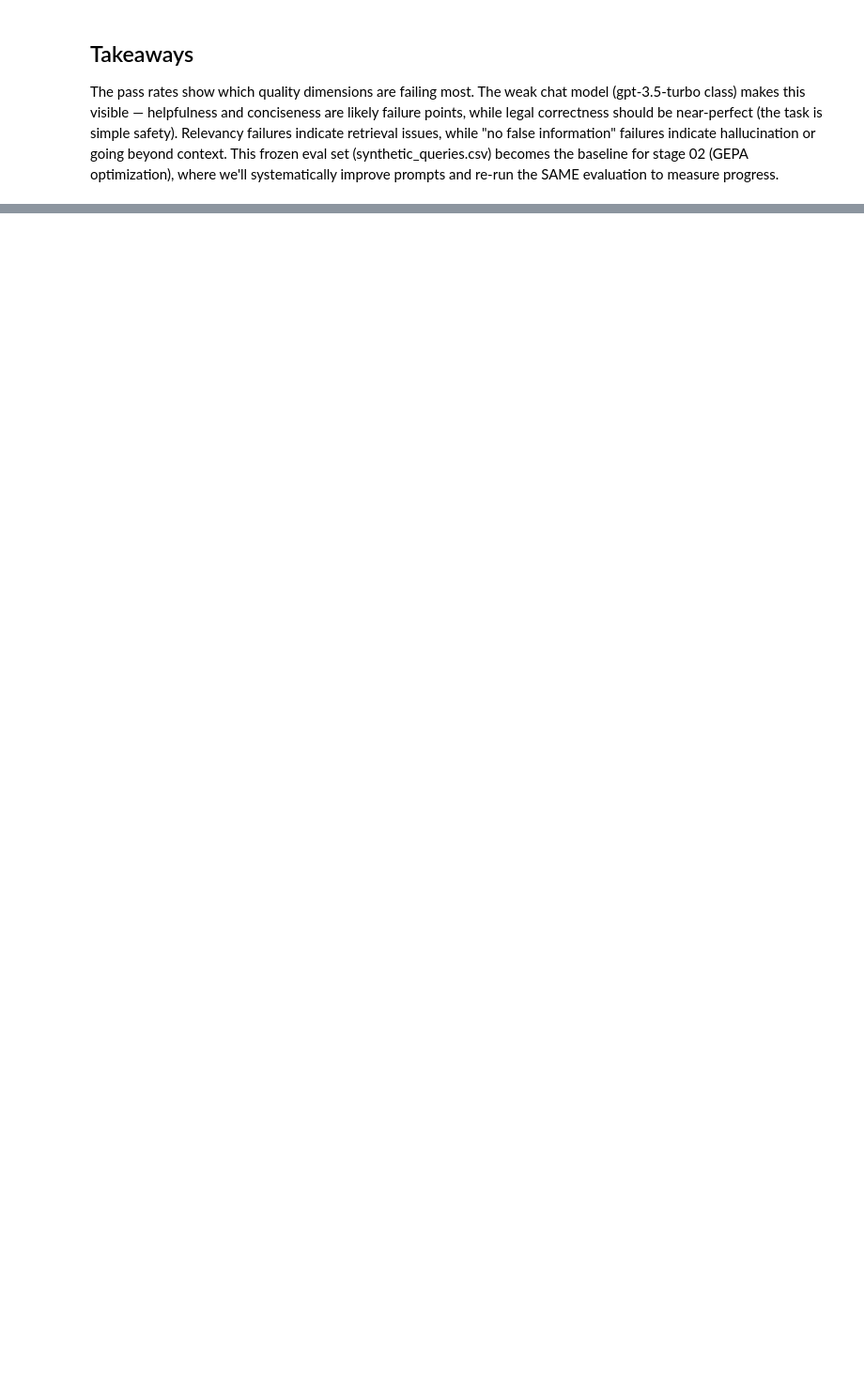
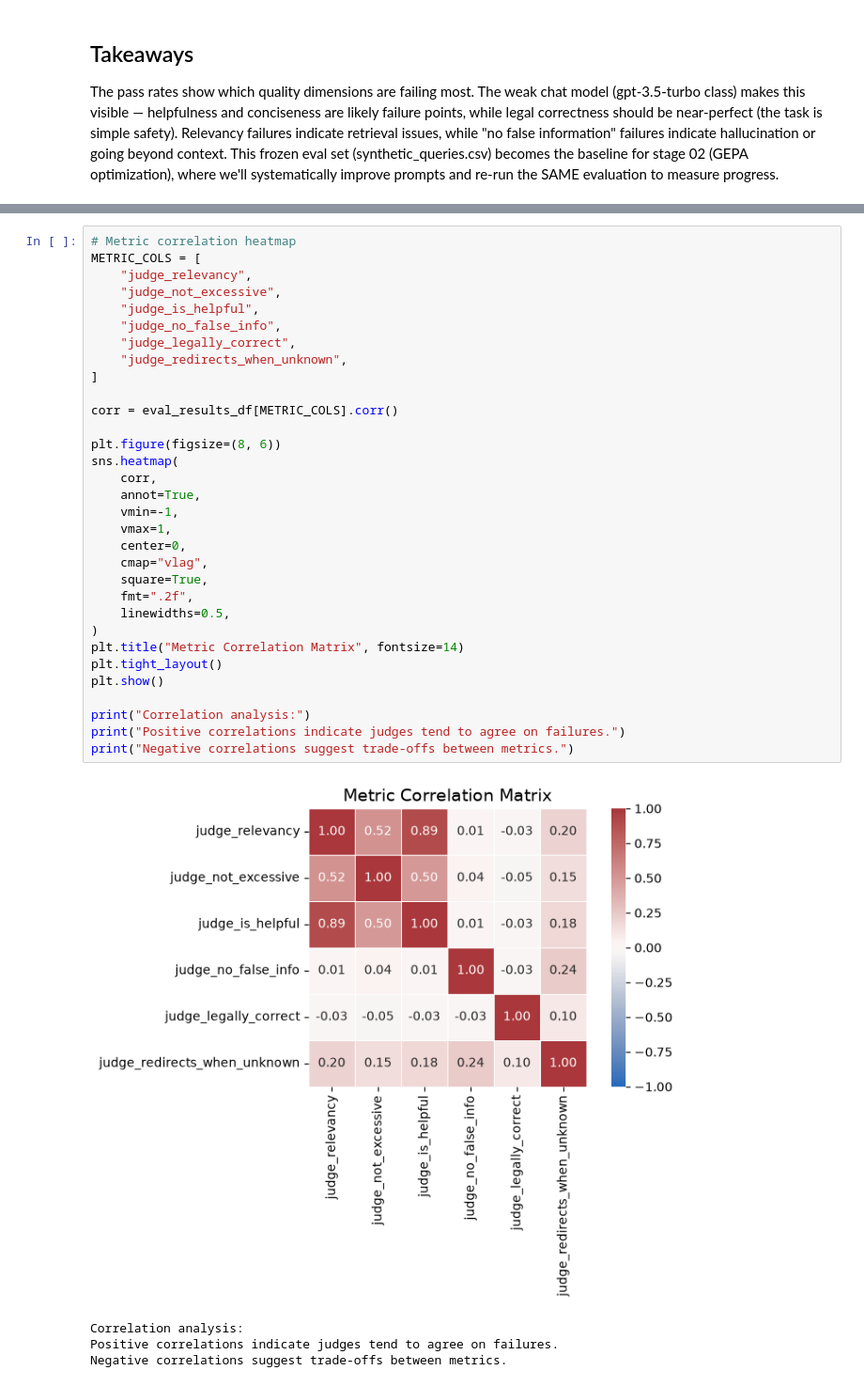
Before and after one commit to vstakhovsky/evals-chatbot, a Jupyter notebook: 01_rag_baseline/faq_rag_chatbot.ipynb, the cells around one changed output, grey strips where cells are left out. Shown at 94% size. Cells and saved outputs as stored; diff of their text form; blank space fills up the shorter version.

```diff
--- a/01_rag_baseline/faq_rag_chatbot.ipynb
+++ b/01_rag_baseline/faq_rag_chatbot.ipynb
@@ -464,0 +516,37 @@ The pass rates show which quality dimensions are failing most. The weak chat mod
+# %%
+# Metric correlation heatmap
+METRIC_COLS = [
+    "judge_relevancy",
+    "judge_not_excessive",
+    "judge_is_helpful",
+    "judge_no_false_info",
+    "judge_legally_correct",
+    "judge_redirects_when_unknown",
+]
+
+corr = eval_results_df[METRIC_COLS].corr()
+
+plt.figure(figsize=(8, 6))
+sns.heatmap(
+    corr,
+    annot=True,
+    vmin=-1,
+    vmax=1,
+    center=0,
+    cmap="vlag",
+    square=True,
+    fmt=".2f",
+    linewidths=0.5,
+)
+plt.title("Metric Correlation Matrix", fontsize=14)
+plt.tight_layout()
+plt.show()
+
+print("Correlation analysis:")
+print("Positive correlations indicate judges tend to agree on failures.")
+print("Negative correlations suggest trade-offs between metrics.")
+# %% [output]
+[figure, added]
+Correlation analysis:
+Positive correlations indicate judges tend to agree on failures.
+Negative correlations suggest trade-offs between metrics.
```
Also changed, not shown: parts of 11 cells of this notebook.
